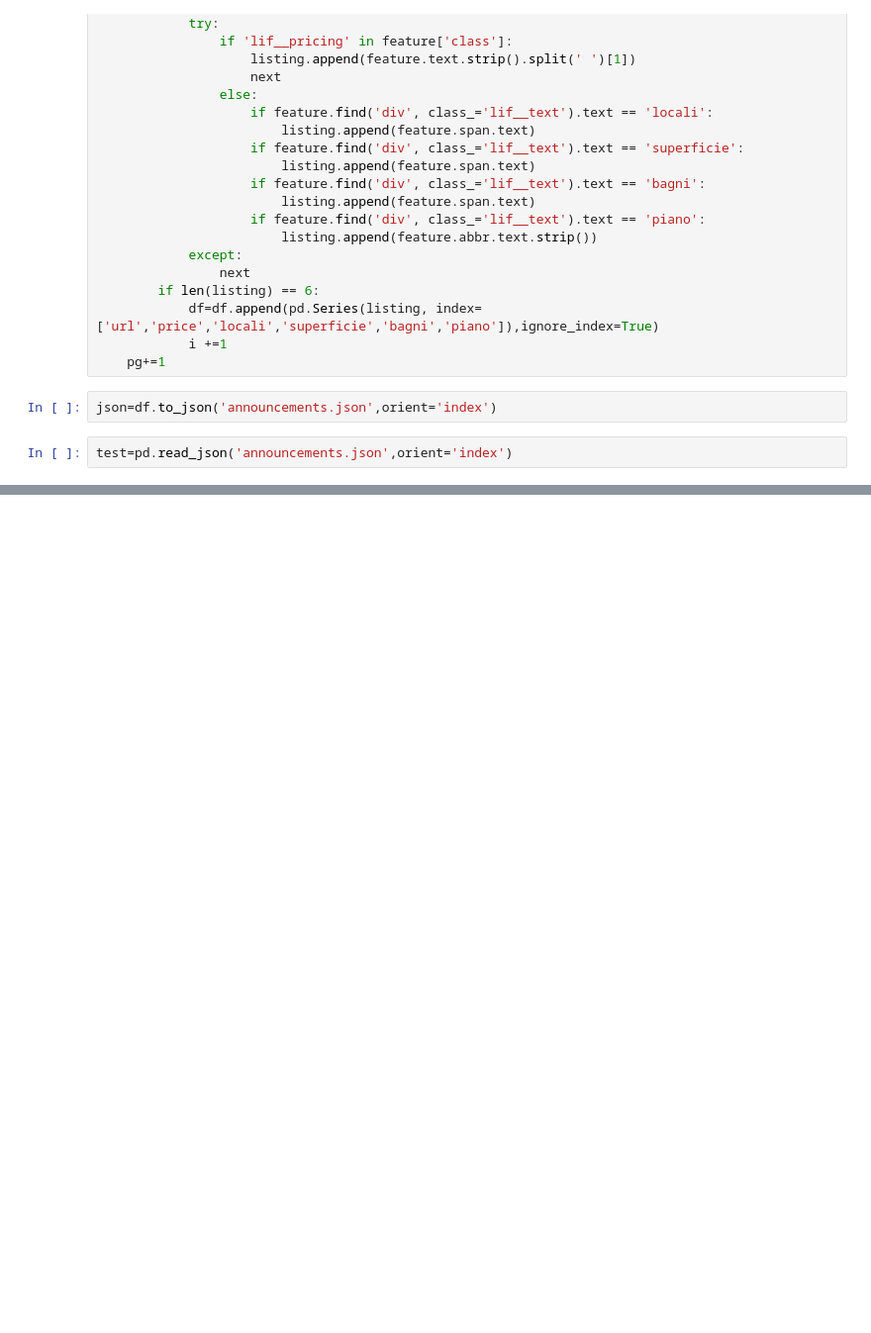
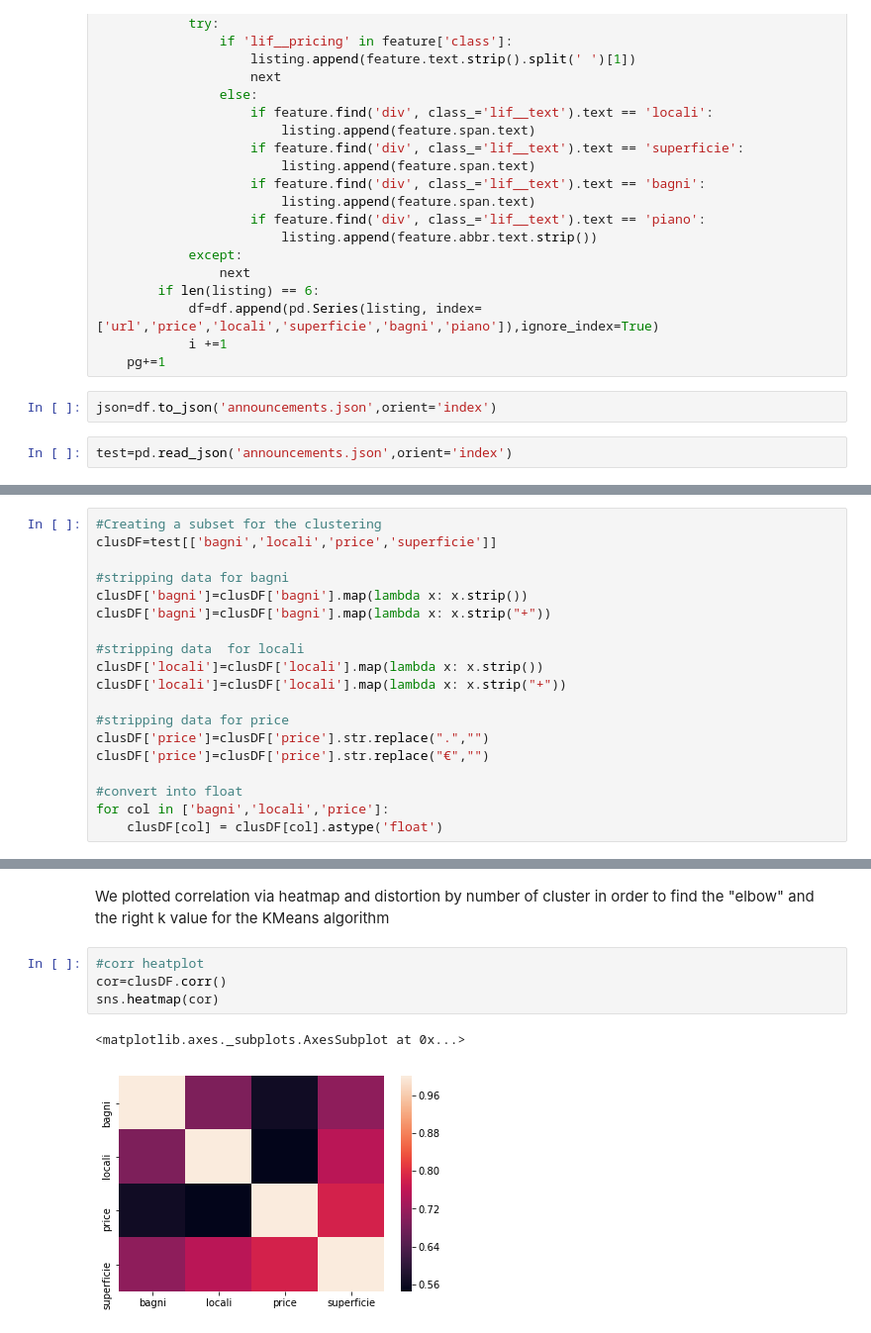
Before and after one commit to jaz93/ADM_HW4, a Jupyter notebook: adm_hw4(data collection).ipynb, the cells around one changed output, grey strips where cells are left out. Shown at 99% size. Saved outputs shown, nothing was run; the diff lists cells and outputs as text; blank space fills up the shorter version.

```diff
--- a/adm_hw4(data collection).ipynb
+++ b/adm_hw4(data collection).ipynb
@@ -47,0 +72,19 @@ test=pd.read_json('announcements.json',orient='index')
+# %%
+#Creating a subset for the clustering
+clusDF=test[['bagni','locali','price','superficie']]
+
+#stripping data for bagni
+clusDF['bagni']=clusDF['bagni'].map(lambda x: x.strip())
+clusDF['bagni']=clusDF['bagni'].map(lambda x: x.strip("+"))
+
+#stripping data  for locali
+clusDF['locali']=clusDF['locali'].map(lambda x: x.strip())
+clusDF['locali']=clusDF['locali'].map(lambda x: x.strip("+"))
+
+#stripping data for price
+clusDF['price']=clusDF['price'].str.replace(".","")
+clusDF['price']=clusDF['price'].str.replace("€","")
+
+#convert into float
+for col in ['bagni','locali','price']:
+    clusDF[col] = clusDF[col].astype('float')
@@ -47,0 +109,9 @@ test=pd.read_json('announcements.json',orient='index')
+# %% [markdown]
+We plotted correlation via heatmap and distortion by number of cluster in order to find the "elbow" and the right k value for the KMeans algorithm
+# %%
+#corr heatplot
+cor=clusDF.corr()
+sns.heatmap(cor)
+# %% [output]
+<matplotlib.axes._subplots.AxesSubplot at 0x...>
+[figure, added]
```
Also changed, not shown: parts of 32 cells of this notebook.
